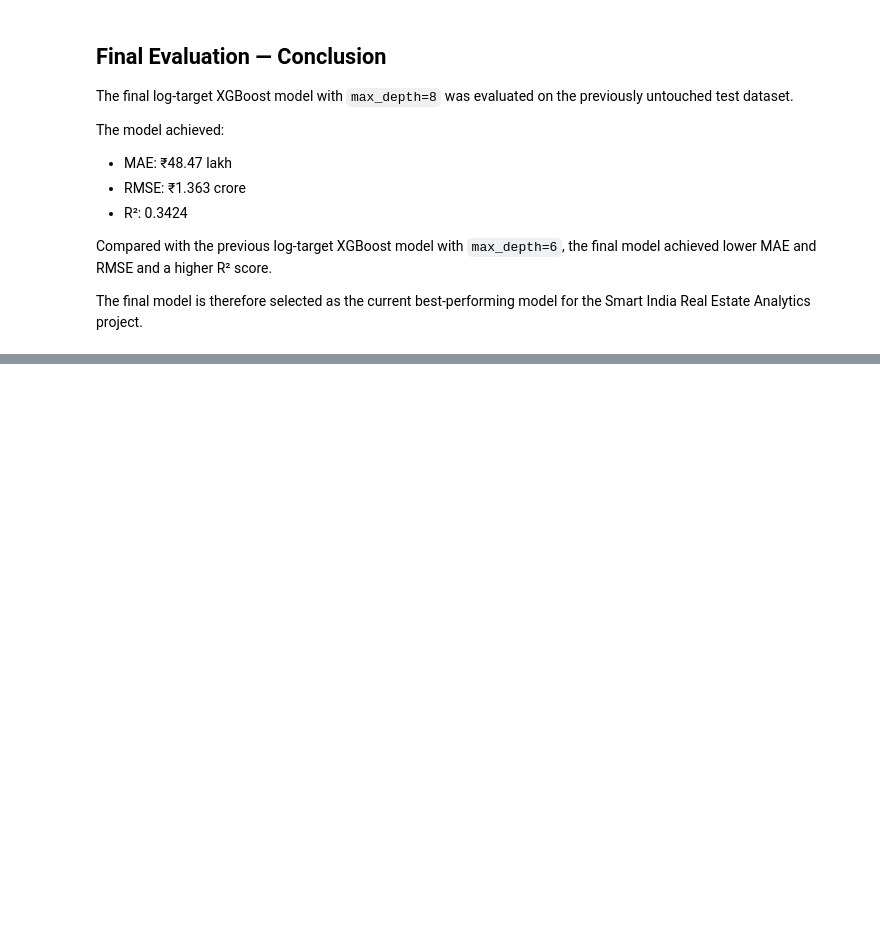
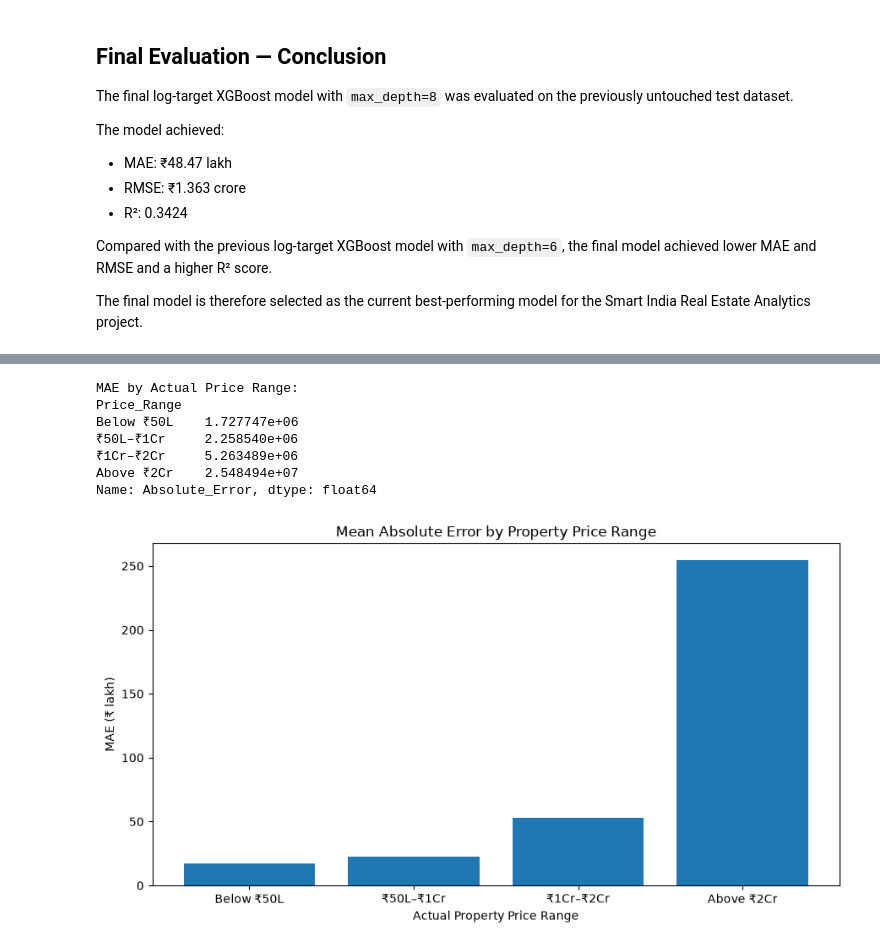
Before and after one commit to yashverma1706/Smart-India-Real-Estate-Analytics, a Jupyter notebook: notebooks/04_new_model_evaluation.ipynb, the cells around one changed output, grey strips where cells are left out. Drawn from its saved outputs; the diff is of its cells as text; code cells hidden in the pictures; blank space fills up the shorter version.

```diff
--- a/notebooks/04_new_model_evaluation.ipynb
+++ b/notebooks/04_new_model_evaluation.ipynb
@@ -389,0 +548,61 @@ The final model is therefore selected as the current best-performing model for t
+# %%
+import pandas as pd
+import matplotlib.pyplot as plt
+
+# Create evaluation dataframe
+evaluation_df = pd.DataFrame({
+    "Actual_Price": y_test,
+    "Predicted_Price": y_pred
+})
+
+# Calculate absolute error
+evaluation_df["Absolute_Error"] = abs(
+    evaluation_df["Actual_Price"] -
+    evaluation_df["Predicted_Price"]
+)
+
+# Define price ranges
+evaluation_df["Price_Range"] = pd.cut(
+    evaluation_df["Actual_Price"],
+    bins=[0, 50_00_000, 1_00_00_000, 2_00_00_000, float("inf")],
+    labels=[
+        "Below ₹50L",
+        "₹50L–₹1Cr",
+        "₹1Cr–₹2Cr",
+        "Above ₹2Cr"
+    ]
+)
+
+# Calculate MAE for each price range
+error_by_range = (
+    evaluation_df
+    .groupby("Price_Range", observed=False)["Absolute_Error"]
+    .mean()
+)
+
+print("MAE by Actual Price Range:")
+print(error_by_range)
+
+# Plot
+plt.figure(figsize=(9, 5))
+
+plt.bar(
+    error_by_range.index,
+    error_by_range.values / 1e5
+)
+
+plt.title("Mean Absolute Error by Property Price Range")
+plt.xlabel("Actual Property Price Range")
+plt.ylabel("MAE (₹ lakh)")
+
+plt.tight_layout()
+plt.show()
+# %% [output]
+MAE by Actual Price Range:
+Price_Range
+Below ₹50L    1.727747e+06
+₹50L–₹1Cr     2.258540e+06
+₹1Cr–₹2Cr     5.263489e+06
+Above ₹2Cr    2.548494e+07
+Name: Absolute_Error, dtype: float64
+[figure, added]
```
Also changed, not shown: parts of 16 cells of this notebook.
